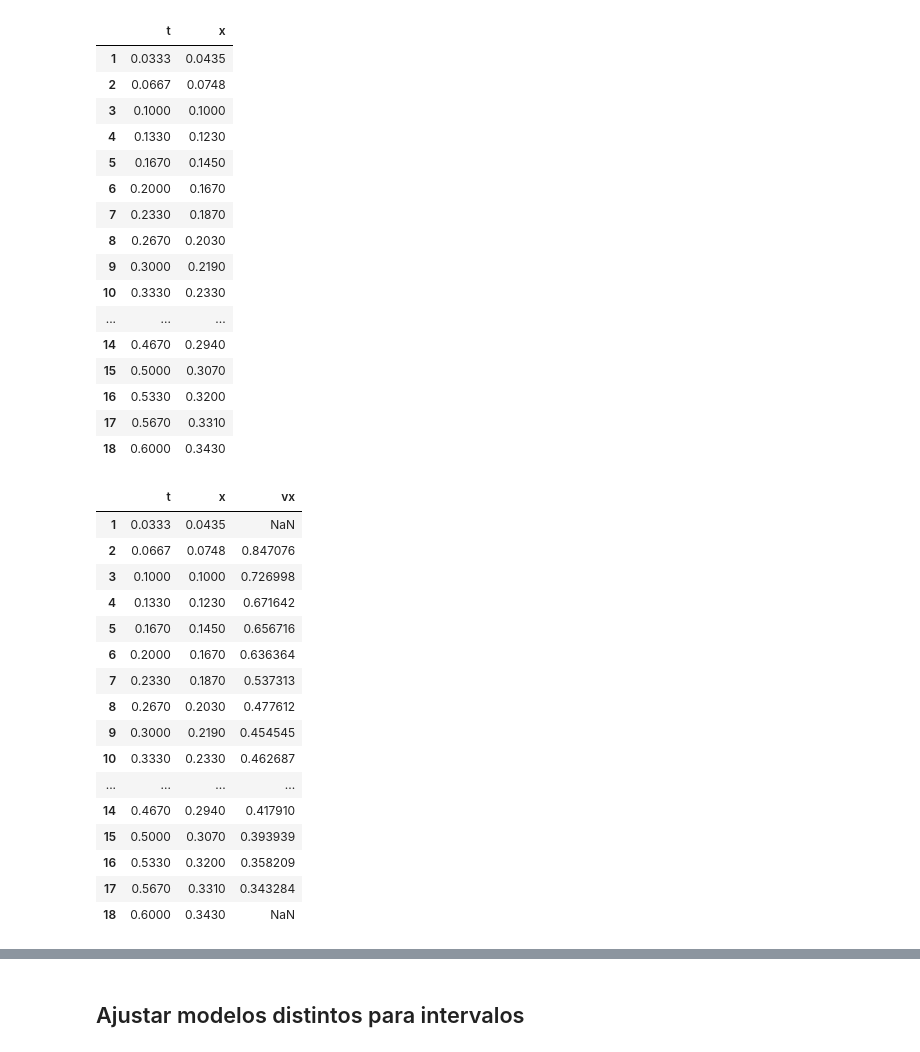
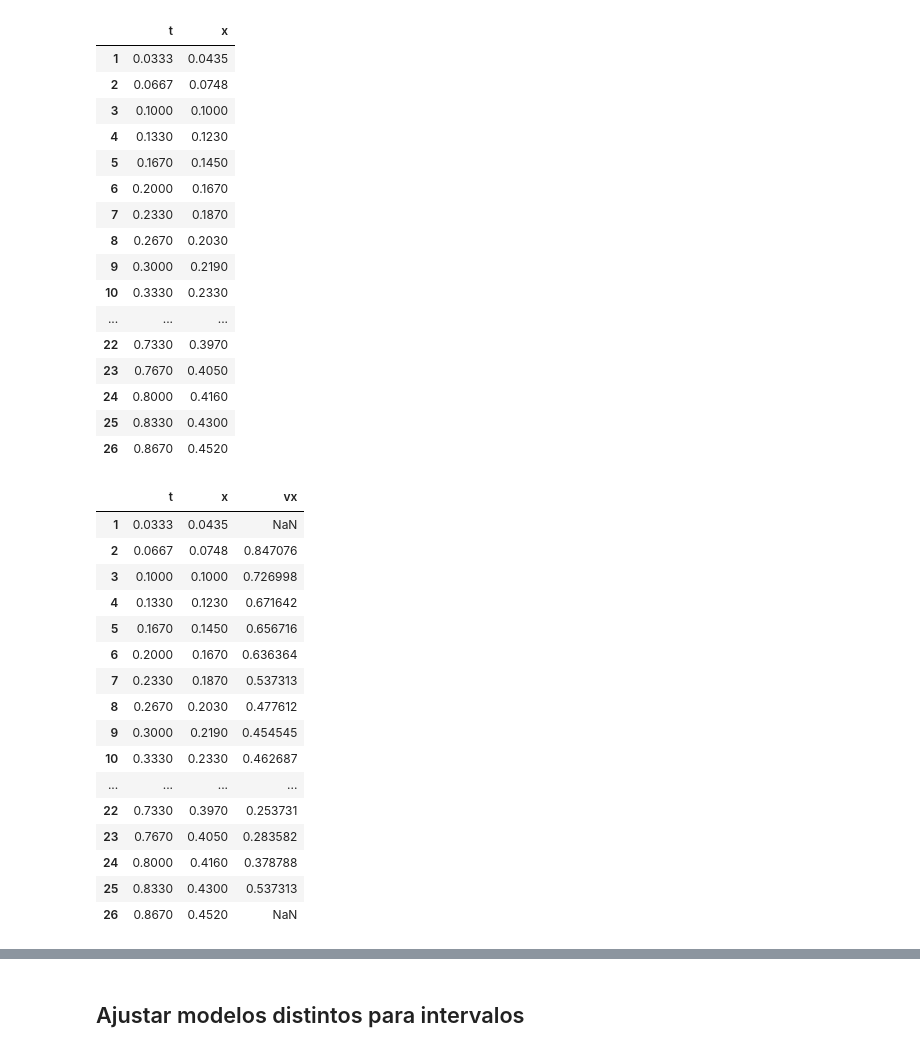
Before and after one commit to SebasGarcia08/horizontal-motion-physics, a Jupyter notebook: analisis.ipynb, the cells around one changed output, grey strips where cells are left out. Saved outputs shown, nothing was run; the diff lists cells and outputs as text; code cells hidden in the pictures.

```diff
--- a/analisis.ipynb
+++ b/analisis.ipynb
@@ -10,29 +13,29 @@ from sklearn.linear_model import LinearRegression
 # %%
 df = pd.read_csv("datos_movimiento_horizontal.csv", sep=";")
 replace_commas_by_dot = lambda df, col: df[col].str.replace(",",".")
 df.t = replace_commas_by_dot(df, "t")
 df.x = replace_commas_by_dot(df, "x")
 df = df.astype("float")
-df = df.iloc[1:19, :]
+df = df.iloc[1:, :]
 df
 # %% [output]
 |  | t | x |
 | 1 | 0.0333 | 0.0435 |
 | 2 | 0.0667 | 0.0748 |
 | 3 | 0.1000 | 0.1000 |
 | 4 | 0.1330 | 0.1230 |
 | 5 | 0.1670 | 0.1450 |
 | 6 | 0.2000 | 0.1670 |
 | 7 | 0.2330 | 0.1870 |
 | 8 | 0.2670 | 0.2030 |
 | 9 | 0.3000 | 0.2190 |
 | 10 | 0.3330 | 0.2330 |
 | ... | ... | ... |
-| 14 | 0.4670 | 0.2940 |
-| 15 | 0.5000 | 0.3070 |
-| 16 | 0.5330 | 0.3200 |
-| 17 | 0.5670 | 0.3310 |
-| 18 | 0.6000 | 0.3430 |
+| 22 | 0.7330 | 0.3970 |
+| 23 | 0.7670 | 0.4050 |
+| 24 | 0.8000 | 0.4160 |
+| 25 | 0.8330 | 0.4300 |
+| 26 | 0.8670 | 0.4520 |
 # %%
 vx = [np.nan]
 xs = df.x.values
@@ -61,8 +64,8 @@ df
 | 9 | 0.3000 | 0.2190 | 0.454545 |
 | 10 | 0.3330 | 0.2330 | 0.462687 |
 | ... | ... | ... | ... |
-| 14 | 0.4670 | 0.2940 | 0.417910 |
-| 15 | 0.5000 | 0.3070 | 0.393939 |
-| 16 | 0.5330 | 0.3200 | 0.358209 |
-| 17 | 0.5670 | 0.3310 | 0.343284 |
-| 18 | 0.6000 | 0.3430 | NaN |
+| 22 | 0.7330 | 0.3970 | 0.253731 |
+| 23 | 0.7670 | 0.4050 | 0.283582 |
+| 24 | 0.8000 | 0.4160 | 0.378788 |
+| 25 | 0.8330 | 0.4300 | 0.537313 |
+| 26 | 0.8670 | 0.4520 | NaN |
```
Also changed, not shown: parts of 18 cells of this notebook, 2 other files.
